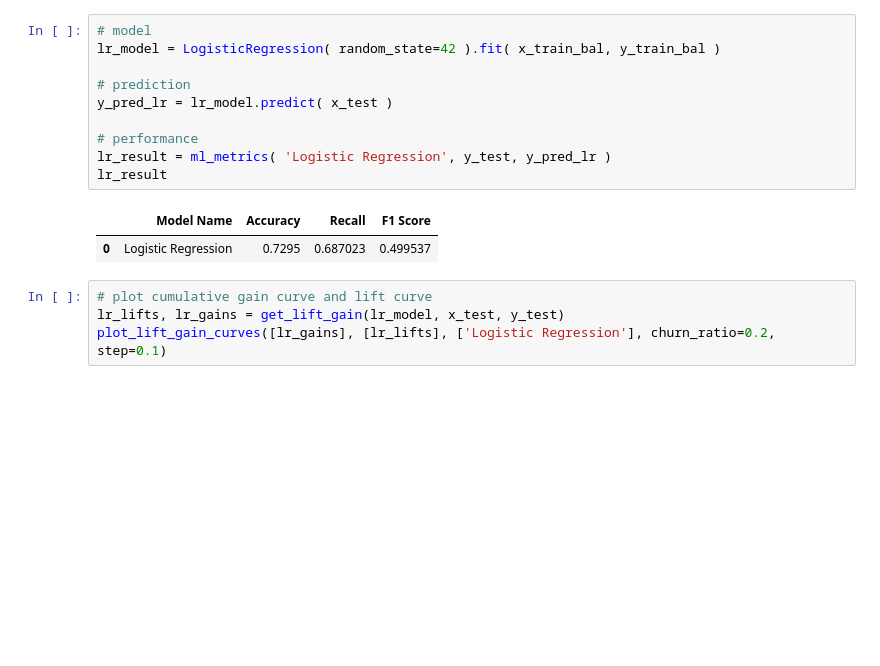
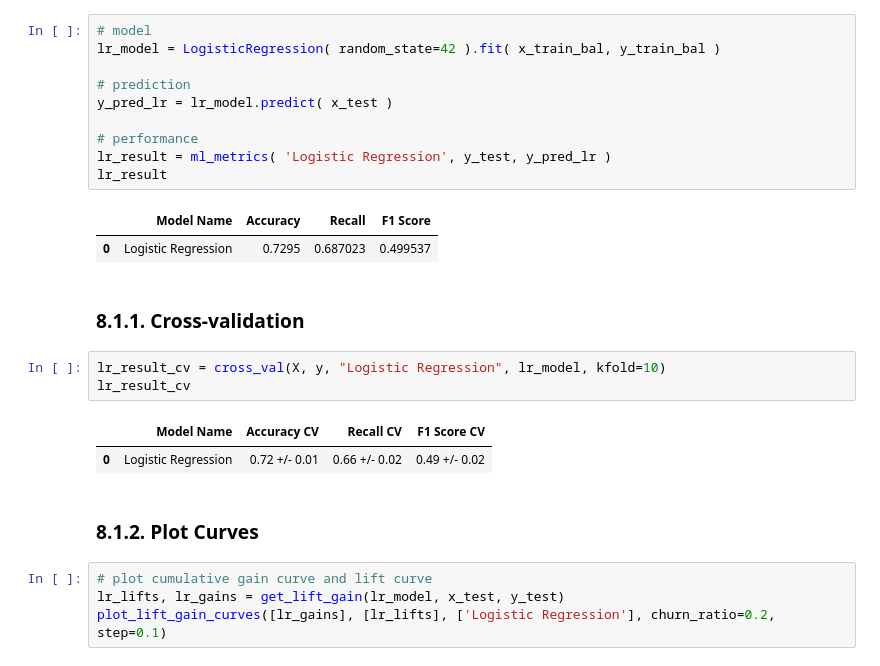
Before and after one commit to Gutscs/Client-Churn-Prediction, a Jupyter notebook: notebooks/churn_pred_cycle-2.ipynb, the cells around one changed output. Cells and saved outputs as stored; diff of their text form; blank space fills up the shorter version.

```diff
--- a/notebooks/churn_pred_cycle-2.ipynb
+++ b/notebooks/churn_pred_cycle-2.ipynb
@@ -690,6 +766,16 @@ lr_result
 # %% [output]
 |  | Model Name | Accuracy | Recall | F1 Score |
 | 0 | Logistic Regression | 0.7295 | 0.687023 | 0.499537 |
+# %% [markdown]
+### 8.1.1. Cross-validation
+# %%
+lr_result_cv = cross_val(X, y, "Logistic Regression", lr_model, kfold=10)
+lr_result_cv
+# %% [output]
+|  | Model Name | Accuracy CV | Recall CV | F1 Score CV |
+| 0 | Logistic Regression | 0.72 +/- 0.01 | 0.66 +/- 0.02 | 0.49 +/- 0.02 |
+# %% [markdown]
+### 8.1.2. Plot Curves
 # %%
 # plot cumulative gain curve and lift curve
 lr_lifts, lr_gains = get_lift_gain(lr_model, x_test, y_test)
```
Also changed, not shown: parts of 25 cells of this notebook.
